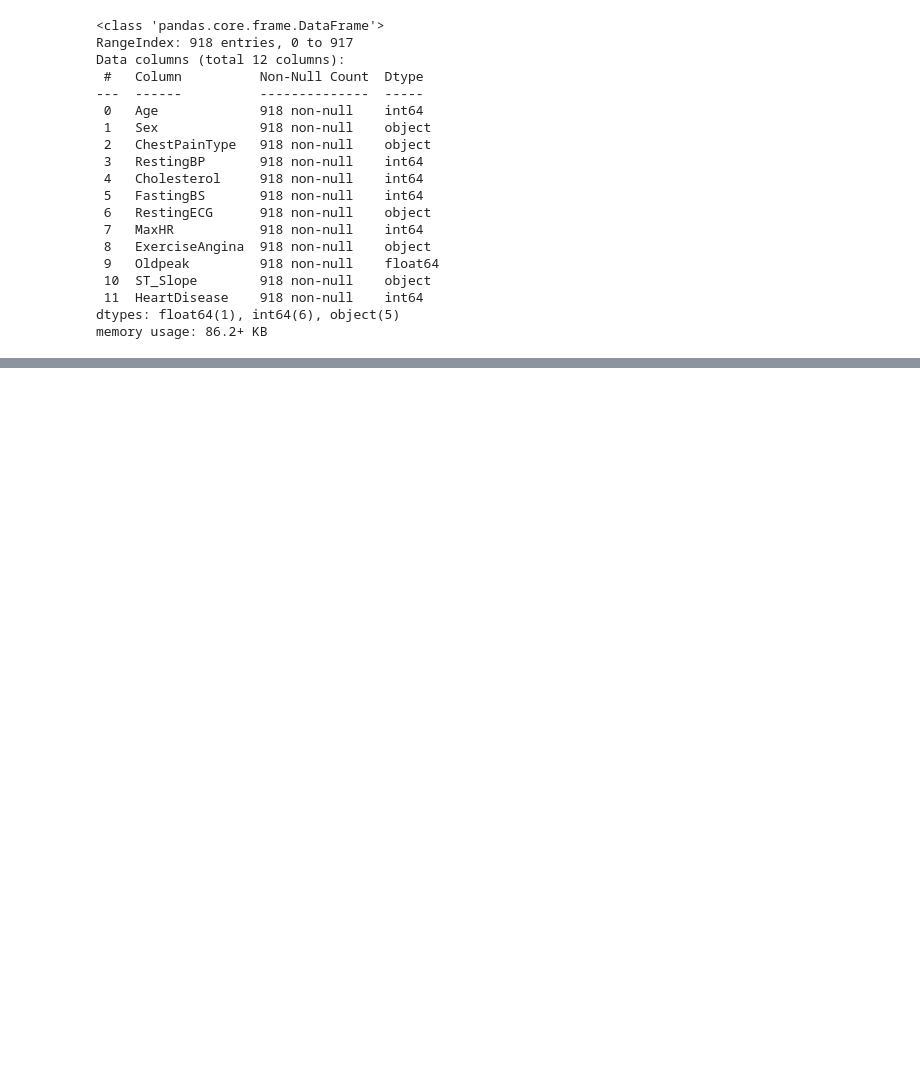
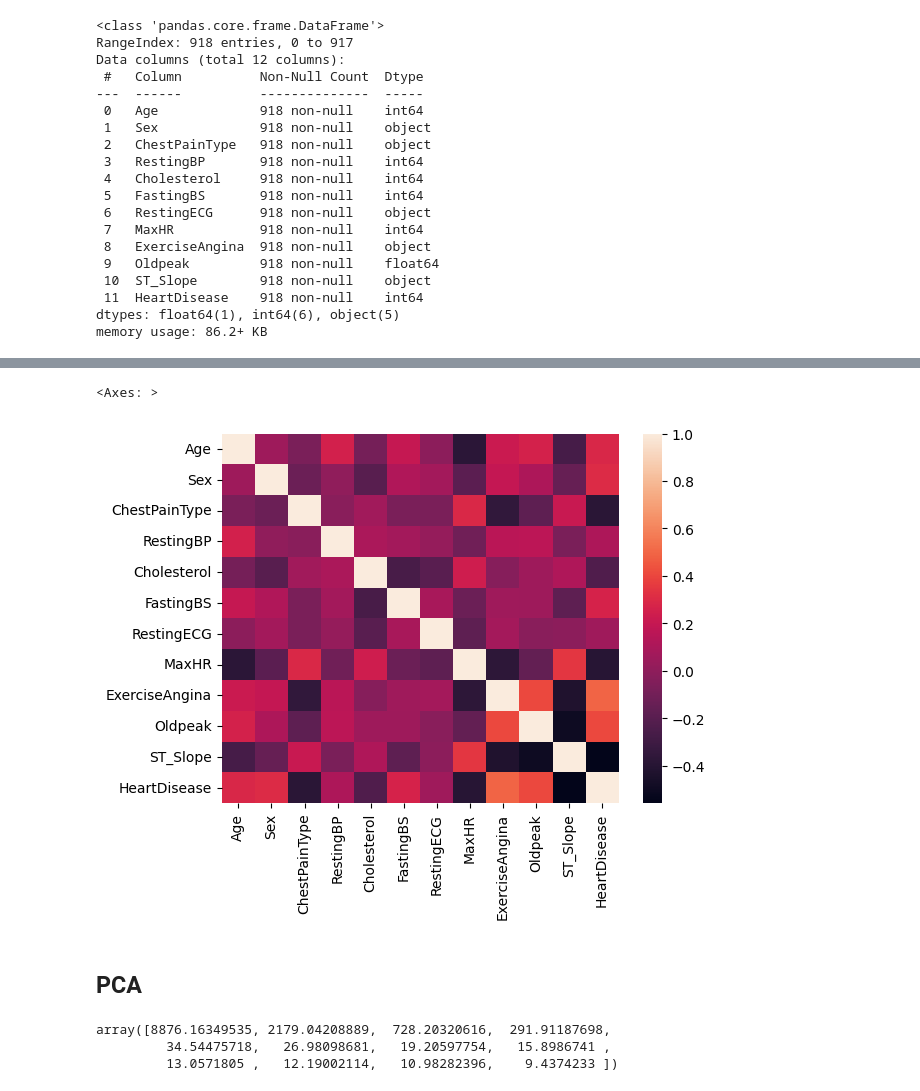
Before and after one commit to DebraBeat/ml-project, a Jupyter notebook: heart_failure_classification.ipynb, the cells around one changed output, grey strips where cells are left out. Cells and saved outputs as stored; diff of their text form; code cells hidden in the pictures; blank space fills up the shorter version.

```diff
--- a/heart_failure_classification.ipynb
+++ b/heart_failure_classification.ipynb
@@ -81,0 +91,8 @@ df.describe()
+# %%
+le = sklearn.preprocessing.LabelEncoder()
+df['Sex'] = le.fit_transform(df['Sex'])
+df['ChestPainType'] = le.fit_transform(df['ChestPainType'])
+df['RestingECG'] = le.fit_transform(df['RestingECG'])
+df['ExerciseAngina'] = le.fit_transform(df['ExerciseAngina'])
+df['ST_Slope'] = le.fit_transform(df['ST_Slope'])
+df
@@ -81,0 +132,15 @@ df.describe()
+# %%
+corr = df.corr()
+sns.heatmap(corr)
+# %% [output]
+<Axes: >
+[figure, added]
+# %% [markdown]
+## PCA
+# %%
+U, S, VT = np.linalg.svd(data)
+S
+# %% [output]
+array([8876.16349535, 2179.04208889,  728.20320616,  291.91187698,
+         34.54475718,   26.98098681,   19.20597754,   15.8986741 ,
+         13.0571805 ,   12.19002114,   10.98282396,    9.4374233 ])
```
Also changed, not shown: parts of 10 cells of this notebook.
